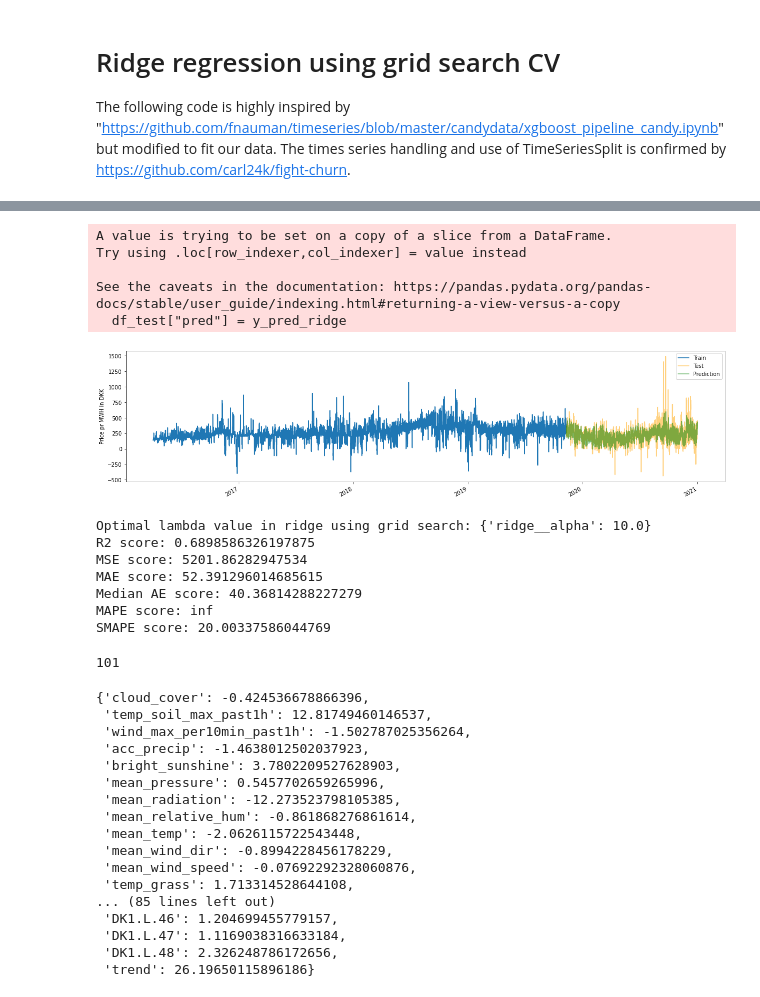
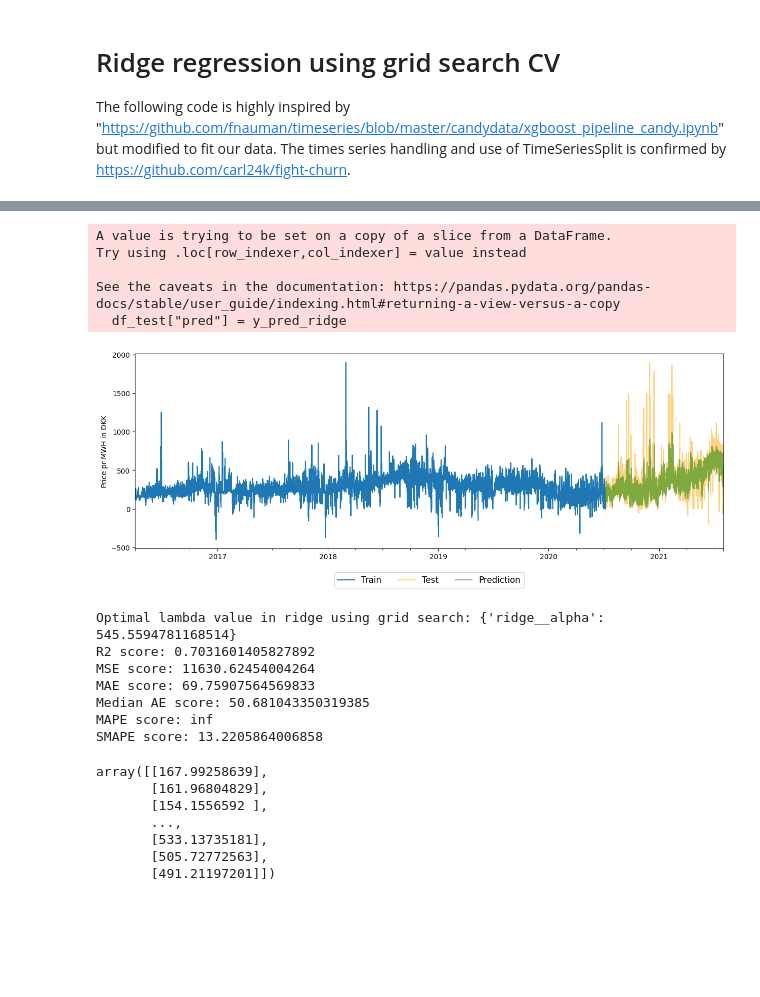
Before and after one commit to sjhpol/ISDS_arbejde, a Jupyter notebook: Exam/RIDGEreg copy.ipynb, the cells around one changed output, grey strips where cells are left out. Cells and saved outputs as stored; diff of their text form; code cells hidden in the pictures; blank space fills up the shorter version.

```diff
--- a/Exam/RIDGEreg copy.ipynb
+++ b/Exam/RIDGEreg copy.ipynb
@@ -41,7 +41,7 @@ def print_scores(y_test, y_pred):
     print(f"SMAPE score: {symmetric_mape(y_test, y_pred)}")
 # %%
 # Load in the time series
-candy = pd.read_csv('dfV2.csv')
+candy = pd.read_csv('dfV3.csv')
 # Set the index equal to time stamp
 candy["Unnamed: 0"] = pd.to_datetime(candy["Unnamed: 0"])
 candy = candy.set_index('Unnamed: 0')
@@ -62,6 +63,6 @@ plt.show()
 # %%
 # Split the data into a train and test set
-df_train, df_test = candy.iloc[:-10000], candy.iloc[-10000:]
+df_train, df_test = candy.iloc[:-9341], candy.iloc[-9341:]
 # %%
 # Create plot visualizing the train and test data
 
@@ -101,12 +101,12 @@ pipe_ridge = Pipeline([
                        ])
 
 # Set the different values of lambdas to be searched through in the CV
-params_ridge = {'ridge__alpha': np.logspace(-4,1,10)}
+params_ridge = {'ridge__alpha': np.logspace(-4,4,20)}
 # %%
 # Define the type of cross validation used in the grid search. The TimesSeriesSplit
 # is the k-fold alternative for times series keeping the natural order in the data
 # i.e. one avoid using future observations to predict the past.
-ts_cv = TimeSeriesSplit(n_splits=10).split(X_train)
+ts_cv = TimeSeriesSplit(n_splits=20).split(X_train)
 
 # Define the pipeline for the grid search using the LASSO pipeline and defined type of CV.
 # Further, we apply the relevant scoring and parallelizes the CV
@@ -127,24 +217,25 @@ gs_ridge.fit(X_train,y_train)
 y_pred_ridge = gs_ridge.predict(X_test)
 # %%
 # Plot the actual values (train and test) and predicted valuesw
-fig, ax = plt.subplots(figsize = (20,5))
-
+fig, ax = plt.subplots(figsize = (15,5))
+plt.style.use('default')
 df_train["DK2"].plot(ax=ax)
 df_test["DK2"].plot(alpha = 0.5, color = "orange", ax=ax)
 
 df_test["pred"] = y_pred_ridge
 df_test["pred"].plot(alpha = 0.5, color = "green", ax=ax)
 ax.set_xlabel("")
 ax.set_ylabel("Price pr MWH in DKK")
-ax.legend(["Train","Test","Prediction"]);
+ax.legend(["Train","Test","Prediction"],loc='upper center', bbox_to_anchor=(0.5, -0.1),
+          fancybox=True, shadow=False, ncol=3, fontsize = 12);
 plt.show()
 # %% [output]
 A value is trying to be set on a copy of a slice from a DataFrame.
 Try using .loc[row_indexer,col_indexer] = value instead
 
 See the caveats in the documentation: https://pandas.pydata.org/pandas-docs/stable/user_guide/indexing.html#returning-a-view-versus-a-copy
   df_test["pred"] = y_pred_ridge
-[figure, old version]
+[figure, new version]
 # %%
 # Optimal lambda value from the grid search
 print(f"Optimal lambda value in ridge using grid search: {gs_ridge.best_params_}")
@@ -152,13 +243,13 @@ print(f"Optimal lambda value in ridge using grid search: {gs_ridge.best_params_}
 # Different scoring values
 print_scores(y_test, y_pred_ridge)
 # %% [output]
-Optimal lambda value in ridge using grid search: {'ridge__alpha': 10.0}
-R2 score: 0.6898586326197875
-MSE score: 5201.86282947534
-MAE score: 52.391296014685615
-Median AE score: 40.36814288227279
+Optimal lambda value in ridge using grid search: {'ridge__alpha': 545.5594781168514}
+R2 score: 0.7031601405827892
+MSE score: 11630.62454004264
+MAE score: 69.75907564569833
+Median AE score: 50.681043350319385
 MAPE score: inf
-SMAPE score: 20.00337586044769
+SMAPE score: 13.2205864006858
 # %%
 # Defining the final pipeline using the optimal lambda detected from the grid search
 finalpipe_ridge = Pipeline([
@@ -171,30 +262,16 @@ finalpipe_ridge = Pipeline([
 finalpipe_ridge.fit(X_train,y_train)
 finalpipe_ridge.predict(X_test)
 # %% [output]
-101
+array([[167.99258639],
+       [161.96804829],
+       [154.1556592 ],
+       ...,
+       [533.13735181],
+       [505.72772563],
+       [491.21197201]])
 # %%
 # Save coefficients to a dictionary
 candy.drop("DK2", inplace = True, axis = 1)
 d = {}
 for i in range(len(candy.columns)):
     d[candy.columns[i]] = list(finalpipe_ridge.named_steps['ridge'].coef_.T)[i][0]
-# %%
-d
-# %% [output]
-{'cloud_cover': -0.424536678866396,
- 'temp_soil_max_past1h': 12.81749460146537,
- 'wind_max_per10min_past1h': -1.502787025356264,
- 'acc_precip': -1.4638012502037923,
- 'bright_sunshine': 3.7802209527628903,
- 'mean_pressure': 0.5457702659265996,
- 'mean_radiation': -12.273523798105385,
- 'mean_relative_hum': -0.861868276861614,
- 'mean_temp': -2.0626115722543448,
- 'mean_wind_dir': -0.8994228456178229,
- 'mean_wind_speed': -0.07692292328060876,
- 'temp_grass': 1.713314528644108,
-... (85 lines left out)
- 'DK1.L.46': 1.204699455779157,
- 'DK1.L.47': 1.1169038316633184,
- 'DK1.L.48': 2.326248786172656,
- 'trend': 26.19650115896186}
```
Also changed, not shown: parts of 12 cells of this notebook, 5 other files.
